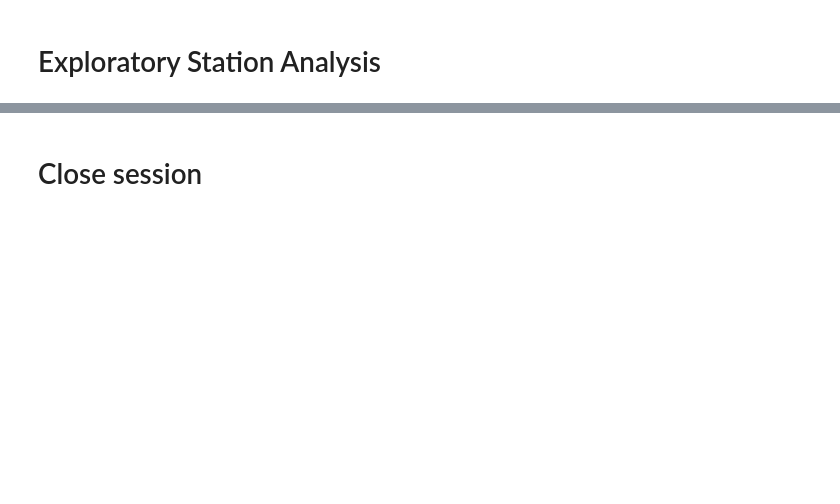
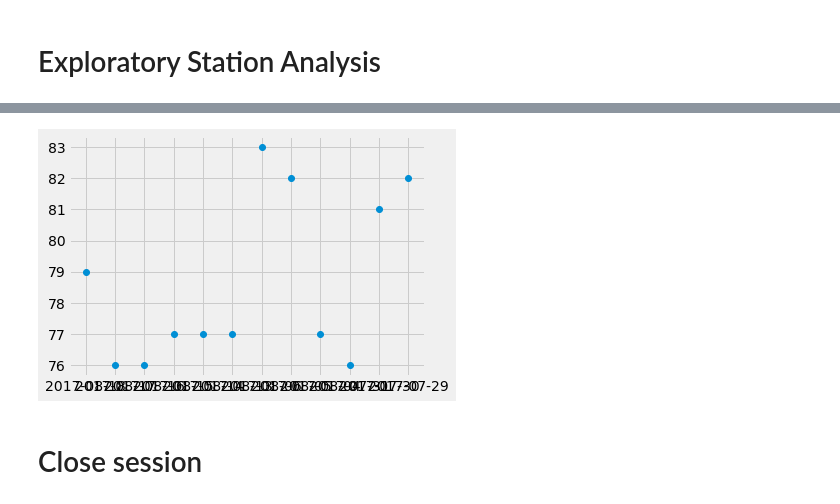
Before and after one commit to RafaelGFernandez01/sqlalchemy-challenge, a Jupyter notebook: sql_challenge_notebook.ipynb, the cells around one changed output, grey strips where cells are left out. Cells and saved outputs as stored; diff of their text form; code cells hidden in the pictures; blank space fills up the shorter version.

```diff
--- a/sql_challenge_notebook.ipynb
+++ b/sql_challenge_notebook.ipynb
@@ -124,3 +248,35 @@ for row in session.query(Station).limit(5).all():
+# %%
+# Using the most active station id
+# Query the last 12 months of temperature observation data for this station and plot the results as a histogram
+
+records = session.query(
+    Measurement,
+).filter(
+    Measurement.station == most_active_station
+).order_by(
+    desc(Measurement.date)
+).limit(12).all()
+
+df_data = []
+for row in records:
+    df_data.append({
+        'date': row.date,
+        'temp': row.tobs,
+    })
+
+# Save the query results as a Pandas DataFrame and set the index to the date column
+df_data = pd.DataFrame(df_data)
+df_data.index = list(df_data.date)
+
+# Sort the dataframe by date
+df_data.sort_values(by=['date'])
+
+# Use Pandas Plotting with Matplotlib to plot the data
+plt.plot_date(df_data.date, df_data.temp)
+plt.tight_layout()
+plt.show()
+# %% [output]
+[figure, added]
 # %% [markdown]
 # Close session
 # %%
```
Also changed, not shown: parts of 9 cells of this notebook.
